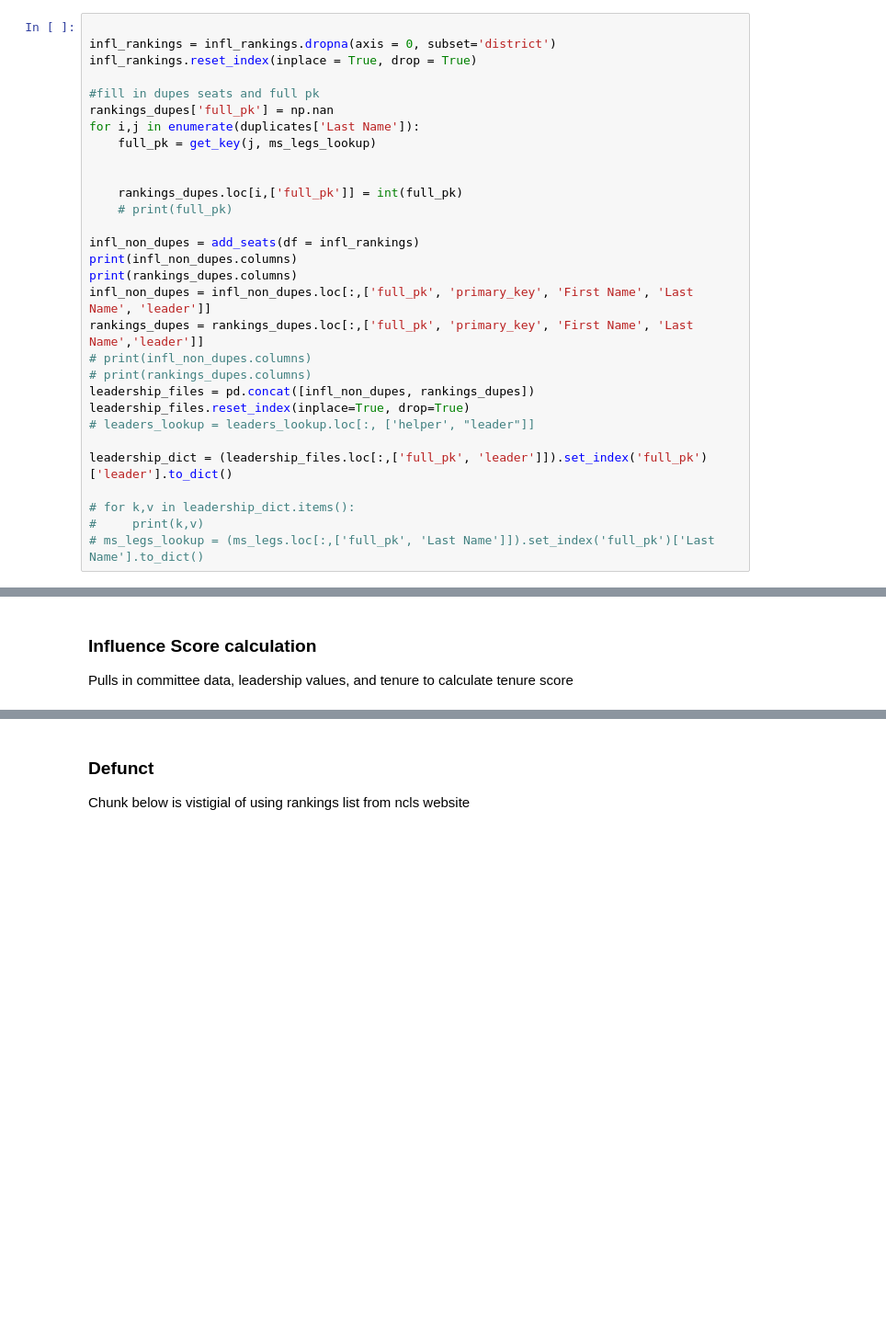
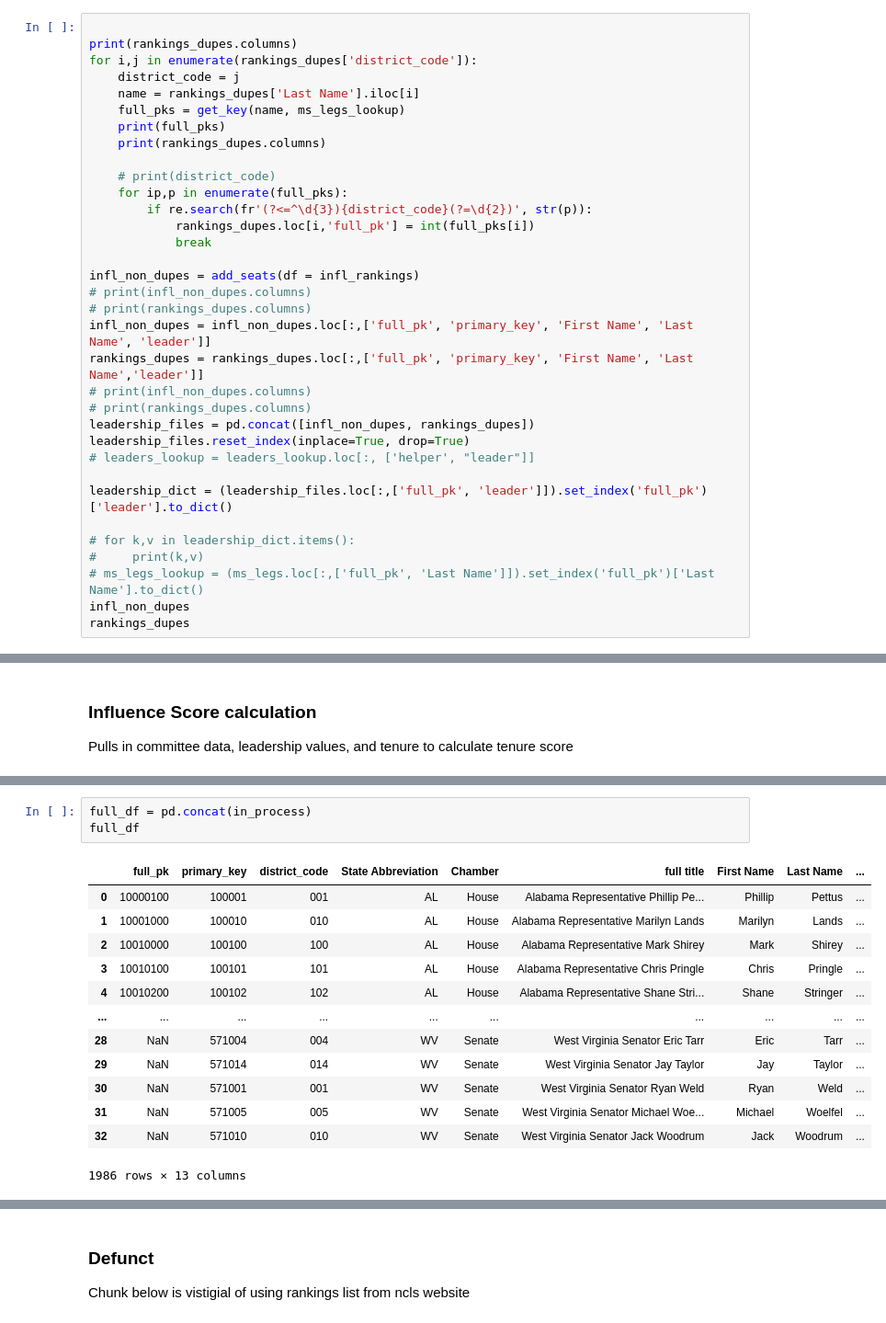
Before and after one commit to cnlutz20/THI_CPRL, a Jupyter notebook: scoring/get_influence_score.ipynb, the cells around one changed output, grey strips where cells are left out. Shown at 92% size. Saved outputs shown, nothing was run; the diff lists cells and outputs as text; blank space fills up the shorter version.

```diff
--- a/scoring/get_influence_score.ipynb
+++ b/scoring/get_influence_score.ipynb
@@ -190,20 +232,22 @@ district_code                              NaN
 # %%
 
-infl_rankings = infl_rankings.dropna(axis = 0, subset='district')
-infl_rankings.reset_index(inplace = True, drop = True)
+print(rankings_dupes.columns)
+for i,j in enumerate(rankings_dupes['district_code']):
+    district_code = j
+    name = rankings_dupes['Last Name'].iloc[i]
+    full_pks = get_key(name, ms_legs_lookup)
+    print(full_pks)
+    print(rankings_dupes.columns)
 
-#fill in dupes seats and full pk
-rankings_dupes['full_pk'] = np.nan
-for i,j in enumerate(duplicates['Last Name']):
-    full_pk = get_key(j, ms_legs_lookup)
-
-
-    rankings_dupes.loc[i,['full_pk']] = int(full_pk)
-    # print(full_pk)
+    # print(district_code)
+    for ip,p in enumerate(full_pks):
+        if re.search(fr'(?<=^\d{3}){district_code}(?=\d{2})', str(p)):
+            rankings_dupes.loc[i,'full_pk'] = int(full_pks[i])
+            break
 
 infl_non_dupes = add_seats(df = infl_rankings)
-print(infl_non_dupes.columns)
-print(rankings_dupes.columns)
+# print(infl_non_dupes.columns)
+# print(rankings_dupes.columns)
 infl_non_dupes = infl_non_dupes.loc[:,['full_pk', 'primary_key', 'First Name', 'Last Name', 'leader']]
 rankings_dupes = rankings_dupes.loc[:,['full_pk', 'primary_key', 'First Name', 'Last Name','leader']]
 # print(infl_non_dupes.columns)
@@ -217,4 +261,6 @@ leadership_dict = (leadership_files.loc[:,['full_pk', 'leader']]).set_index('ful
 # for k,v in leadership_dict.items():
 #     print(k,v)
 # ms_legs_lookup = (ms_legs.loc[:,['full_pk', 'Last Name']]).set_index('full_pk')['Last Name'].to_dict()
+infl_non_dupes
+rankings_dupes
 # %% [output]
@@ -498,0 +577,17 @@ leg_infl_df
+# %%
+full_df = pd.concat(in_process)
+full_df
+# %% [output]
+|  | full_pk | primary_key | district_code | State Abbreviation | Chamber | full title | First Name | Last Name | ... |
+| 0 | 10000100 | 100001 | 001 | AL | House | Alabama Representative Phillip Pe... | Phillip | Pettus | ... |
+| 1 | 10001000 | 100010 | 010 | AL | House | Alabama Representative Marilyn Lands | Marilyn | Lands | ... |
+| 2 | 10010000 | 100100 | 100 | AL | House | Alabama Representative Mark Shirey | Mark | Shirey | ... |
+| 3 | 10010100 | 100101 | 101 | AL | House | Alabama Representative Chris Pringle | Chris | Pringle | ... |
+| 4 | 10010200 | 100102 | 102 | AL | House | Alabama Representative Shane Stri... | Shane | Stringer | ... |
+| ... | ... | ... | ... | ... | ... | ... | ... | ... | ... |
+| 28 | NaN | 571004 | 004 | WV | Senate | West Virginia Senator Eric Tarr | Eric | Tarr | ... |
+| 29 | NaN | 571014 | 014 | WV | Senate | West Virginia Senator Jay Taylor | Jay | Taylor | ... |
+| 30 | NaN | 571001 | 001 | WV | Senate | West Virginia Senator Ryan Weld | Ryan | Weld | ... |
+| 31 | NaN | 571005 | 005 | WV | Senate | West Virginia Senator Michael Woe... | Michael | Woelfel | ... |
+| 32 | NaN | 571010 | 010 | WV | Senate | West Virginia Senator Jack Woodrum | Jack | Woodrum | ... |
+1986 rows × 13 columns
```
Also changed, not shown: parts of 16 cells of this notebook, 5 other files.
